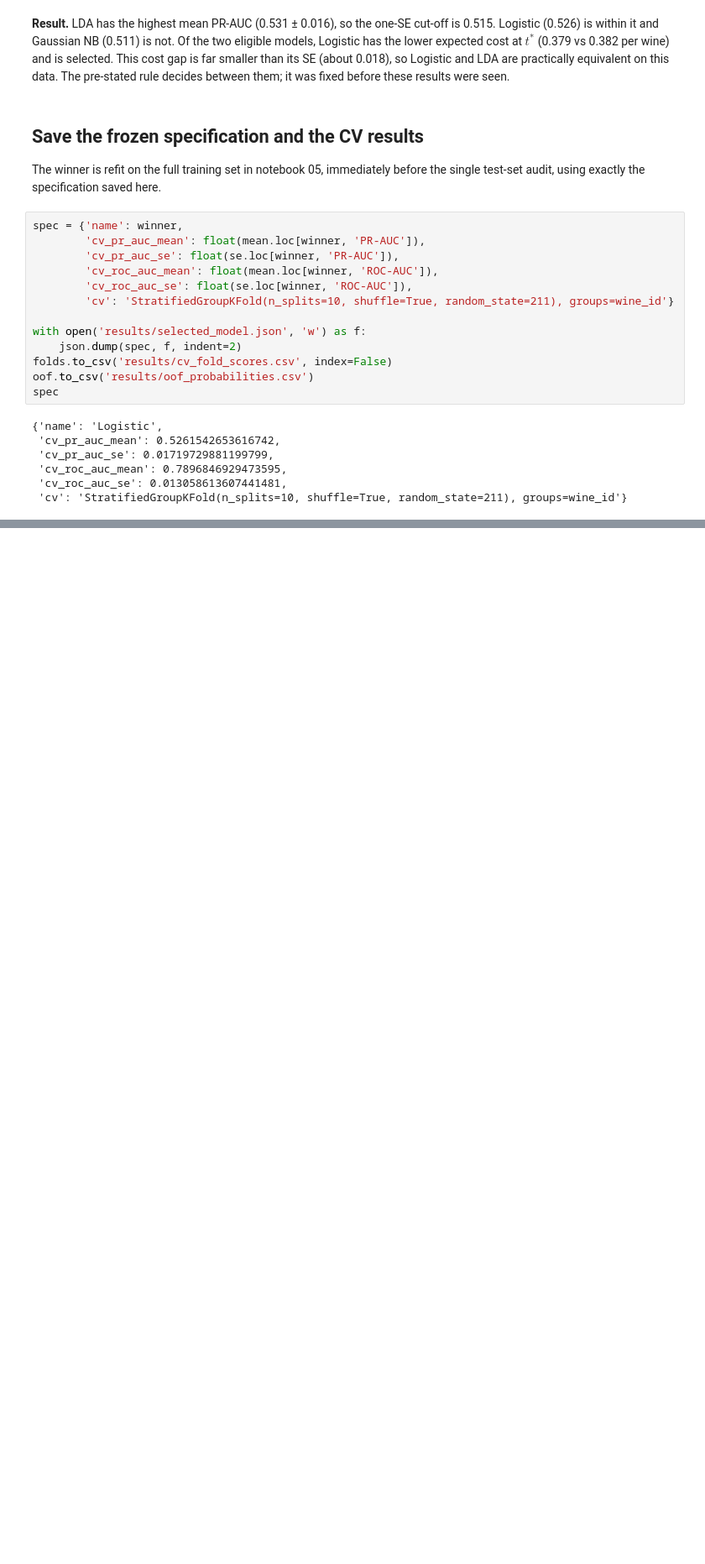
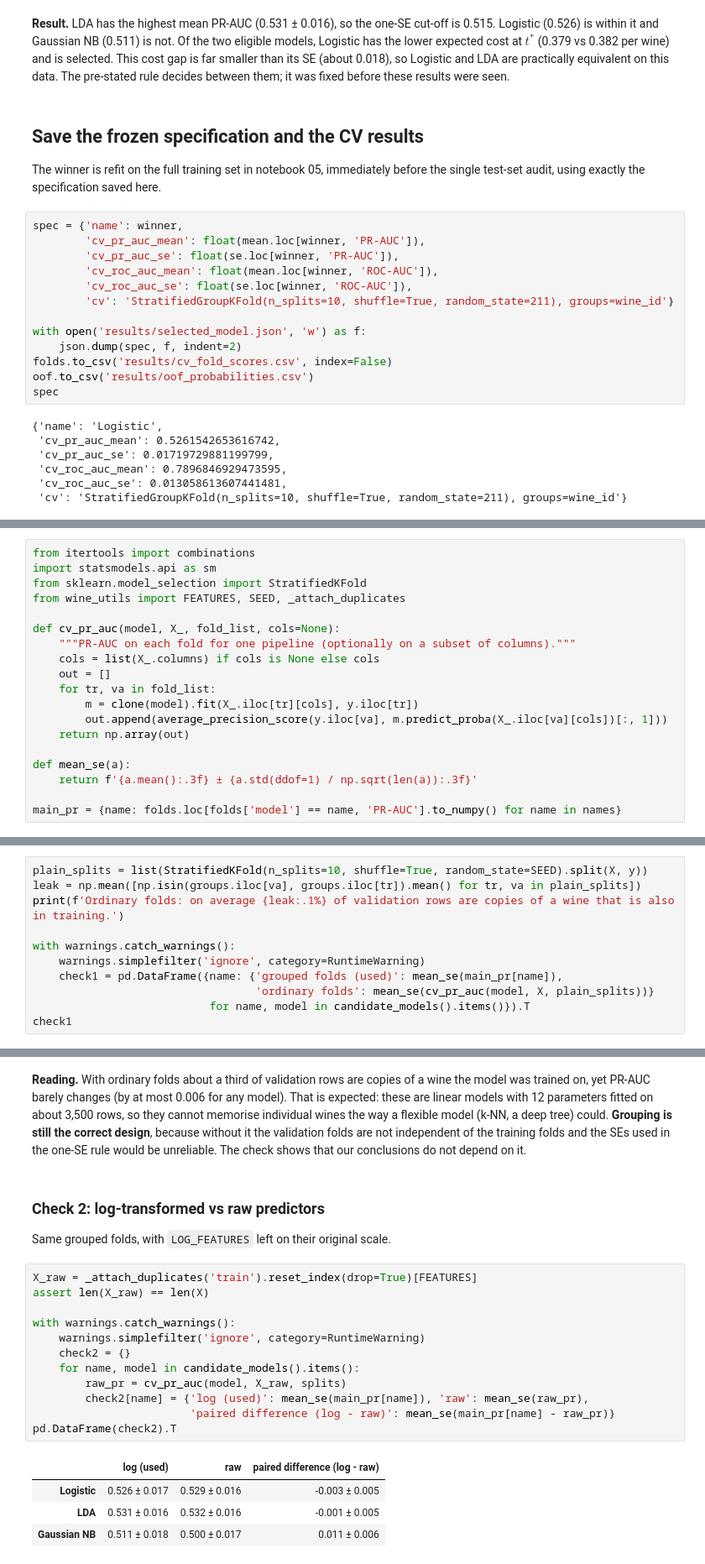
Before and after one commit to ryanc9029/dsa211-wine, a Jupyter notebook: 03_model_comparison.ipynb, the cells around one changed output, grey strips where cells are left out. Shown at 84% size. Cells and saved outputs as stored; diff of their text form; blank space fills up the shorter version.

```diff
--- a/03_model_comparison.ipynb
+++ b/03_model_comparison.ipynb
@@ -224,0 +231,19 @@ spec
+# %%
+from itertools import combinations
+import statsmodels.api as sm
+from sklearn.model_selection import StratifiedKFold
+from wine_utils import FEATURES, SEED, _attach_duplicates
+
+def cv_pr_auc(model, X_, fold_list, cols=None):
+    """PR-AUC on each fold for one pipeline (optionally on a subset of columns)."""
+    cols = list(X_.columns) if cols is None else cols
+    out = []
+    for tr, va in fold_list:
+        m = clone(model).fit(X_.iloc[tr][cols], y.iloc[tr])
+        out.append(average_precision_score(y.iloc[va], m.predict_proba(X_.iloc[va][cols])[:, 1]))
+    return np.array(out)
+
+def mean_se(a):
+    return f'{a.mean():.3f} ± {a.std(ddof=1) / np.sqrt(len(a)):.3f}'
+
+main_pr = {name: folds.loc[folds['model'] == name, 'PR-AUC'].to_numpy() for name in names}
@@ -224,0 +254,11 @@ spec
+# %%
+plain_splits = list(StratifiedKFold(n_splits=10, shuffle=True, random_state=SEED).split(X, y))
+leak = np.mean([np.isin(groups.iloc[va], groups.iloc[tr]).mean() for tr, va in plain_splits])
+print(f'Ordinary folds: on average {leak:.1%} of validation rows are copies of a wine that is also in training.')
+
+with warnings.catch_warnings():
+    warnings.simplefilter('ignore', category=RuntimeWarning)
+    check1 = pd.DataFrame({name: {'grouped folds (used)': mean_se(main_pr[name]),
+                                  'ordinary folds': mean_se(cv_pr_auc(model, X, plain_splits))}
+                           for name, model in candidate_models().items()}).T
+check1
@@ -224,0 +271,23 @@ spec
+# %% [markdown]
+**Reading.** With ordinary folds about a third of validation rows are copies of a wine the model was trained on, yet PR-AUC barely changes (by at most 0.006 for any model). That is expected: these are linear models with 12 parameters fitted on about 3,500 rows, so they cannot memorise individual wines the way a flexible model (k-NN, a deep tree) could. **Grouping is still the correct design**, because without it the validation folds are not independent of the training folds and the SEs used in the one-SE rule would be unreliable. The check shows that our conclusions do not depend on it.
+# %% [markdown]
+### Check 2: log-transformed vs raw predictors
+
+Same grouped folds, with `LOG_FEATURES` left on their original scale.
+# %%
+X_raw = _attach_duplicates('train').reset_index(drop=True)[FEATURES]
+assert len(X_raw) == len(X)
+
+with warnings.catch_warnings():
+    warnings.simplefilter('ignore', category=RuntimeWarning)
+    check2 = {}
+    for name, model in candidate_models().items():
+        raw_pr = cv_pr_auc(model, X_raw, splits)
+        check2[name] = {'log (used)': mean_se(main_pr[name]), 'raw': mean_se(raw_pr),
+                        'paired difference (log - raw)': mean_se(main_pr[name] - raw_pr)}
+pd.DataFrame(check2).T
+# %% [output]
+|  | log (used) | raw | paired difference (log - raw) |
+| Logistic | 0.526 ± 0.017 | 0.529 ± 0.016 | -0.003 ± 0.005 |
+| LDA | 0.531 ± 0.016 | 0.532 ± 0.016 | -0.001 ± 0.005 |
+| Gaussian NB | 0.511 ± 0.018 | 0.500 ± 0.017 | 0.011 ± 0.006 |
```
Also changed, not shown: parts of 10 cells of this notebook, 1 other file.
